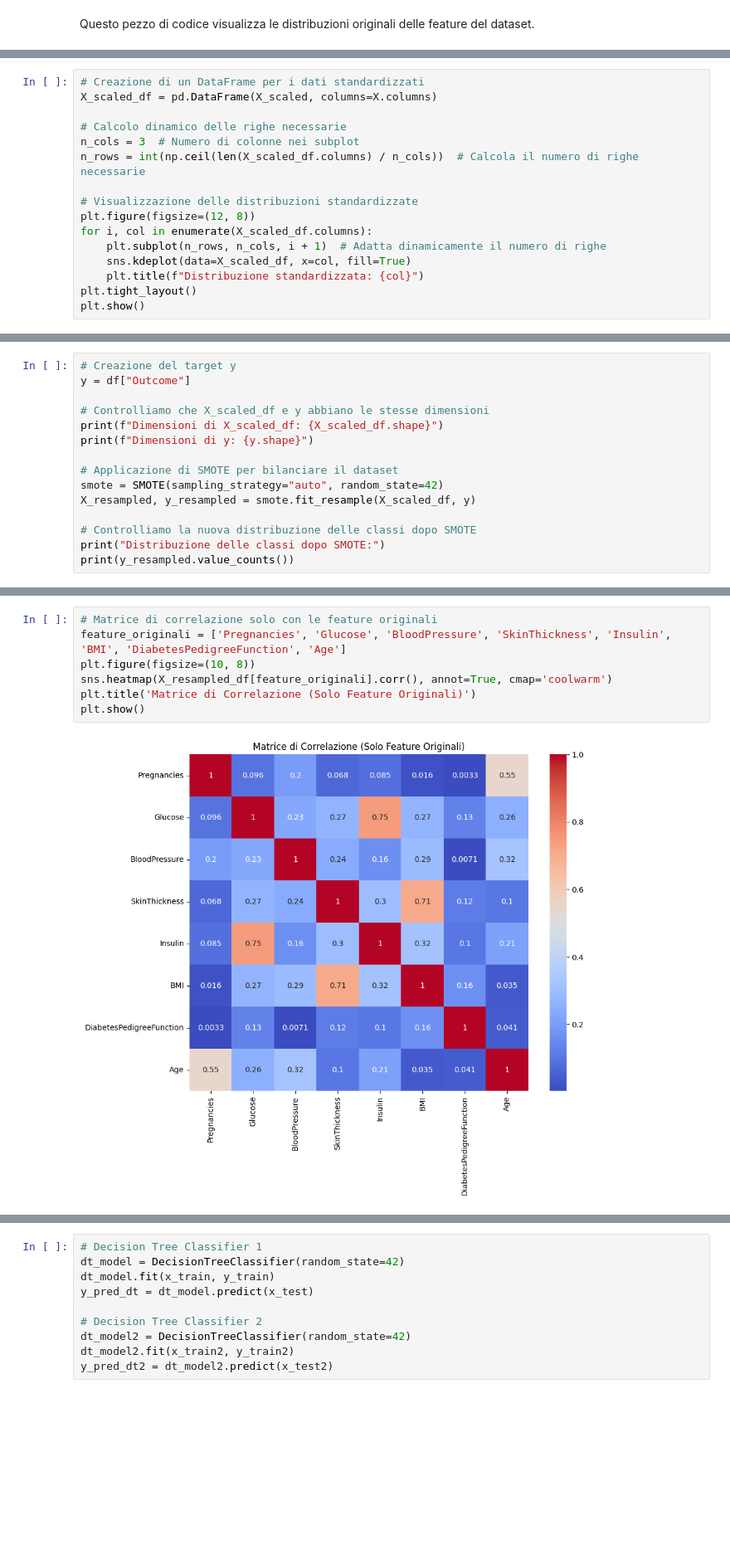
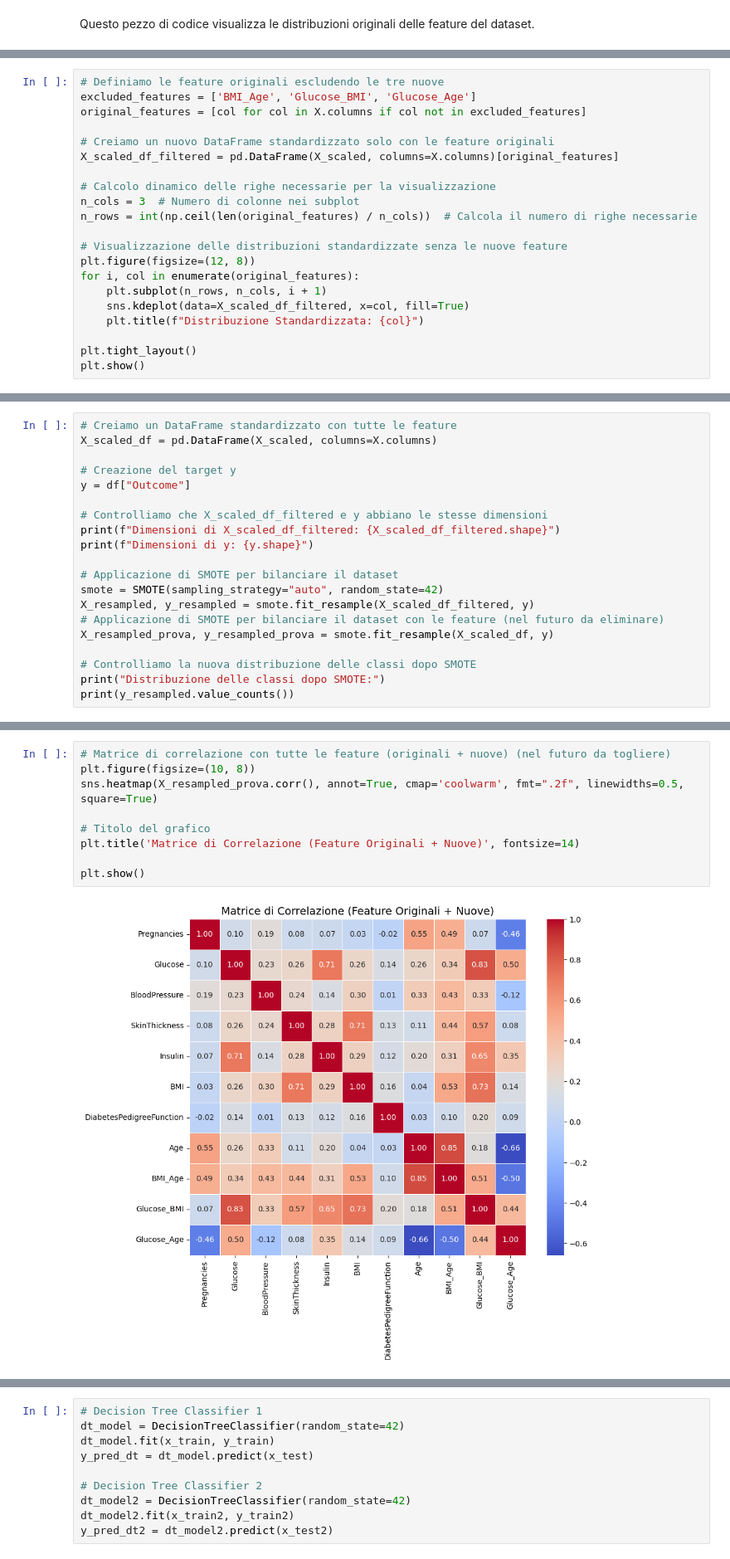
Before and after one commit to oleksandragolub/Progetto-Machine-Learning, a Jupyter notebook: progetto_machine_learning.ipynb, the cells around one changed output, grey strips where cells are left out. Shown at 83% size. Saved outputs shown, nothing was run; the diff lists cells and outputs as text; blank space fills up the shorter version.

```diff
--- a/progetto_machine_learning.ipynb
+++ b/progetto_machine_learning.ipynb
@@ -551,17 +592,22 @@ Dopo aver applicato la standardizzazione con StandardScaler, che centra i dati a
 # %%
-# Creazione di un DataFrame per i dati standardizzati
-X_scaled_df = pd.DataFrame(X_scaled, columns=X.columns)
+# Definiamo le feature originali escludendo le tre nuove
+excluded_features = ['BMI_Age', 'Glucose_BMI', 'Glucose_Age']
+original_features = [col for col in X.columns if col not in excluded_features]
 
-# Calcolo dinamico delle righe necessarie
+# Creiamo un nuovo DataFrame standardizzato solo con le feature originali
+X_scaled_df_filtered = pd.DataFrame(X_scaled, columns=X.columns)[original_features]
+
+# Calcolo dinamico delle righe necessarie per la visualizzazione
 n_cols = 3  # Numero di colonne nei subplot
-n_rows = int(np.ceil(len(X_scaled_df.columns) / n_cols))  # Calcola il numero di righe necessarie
+n_rows = int(np.ceil(len(original_features) / n_cols))  # Calcola il numero di righe necessarie
 
-# Visualizzazione delle distribuzioni standardizzate
+# Visualizzazione delle distribuzioni standardizzate senza le nuove feature
 plt.figure(figsize=(12, 8))
-for i, col in enumerate(X_scaled_df.columns):
-    plt.subplot(n_rows, n_cols, i + 1)  # Adatta dinamicamente il numero di righe
-    sns.kdeplot(data=X_scaled_df, x=col, fill=True)
-    plt.title(f"Distribuzione standardizzata: {col}")
+for i, col in enumerate(original_features):
+    plt.subplot(n_rows, n_cols, i + 1)
+    sns.kdeplot(data=X_scaled_df_filtered, x=col, fill=True)
+    plt.title(f"Distribuzione Standardizzata: {col}")
+
 plt.tight_layout()
 plt.show()
 # %% [output]
@@ -572,16 +620,21 @@ plt.show()
 - genera campioni sintetici per la classe minoritaria (in questo caso, Outcome=1, ovvero i pazienti diabetici) anziché duplicare semplicemente i dati esistenti.
 - questo approccio aiuta a evitare problemi di overfitting che possono verificarsi quando si duplicano i dati reali.
 # %%
+# Creiamo un DataFrame standardizzato con tutte le feature
+X_scaled_df = pd.DataFrame(X_scaled, columns=X.columns)
+
 # Creazione del target y
 y = df["Outcome"]
 
-# Controlliamo che X_scaled_df e y abbiano le stesse dimensioni
-print(f"Dimensioni di X_scaled_df: {X_scaled_df.shape}")
+# Controlliamo che X_scaled_df_filtered e y abbiano le stesse dimensioni
+print(f"Dimensioni di X_scaled_df_filtered: {X_scaled_df_filtered.shape}")
 print(f"Dimensioni di y: {y.shape}")
 
 # Applicazione di SMOTE per bilanciare il dataset
 smote = SMOTE(sampling_strategy="auto", random_state=42)
-X_resampled, y_resampled = smote.fit_resample(X_scaled_df, y)
+X_resampled, y_resampled = smote.fit_resample(X_scaled_df_filtered, y)
+# Applicazione di SMOTE per bilanciare il dataset con le feature (nel futuro da eliminare)
+X_resampled_prova, y_resampled_prova = smote.fit_resample(X_scaled_df, y)
 
 # Controlliamo la nuova distribuzione delle classi dopo SMOTE
 print("Distribuzione delle classi dopo SMOTE:")
@@ -635,9 +698,11 @@ plt.show()
 # %%
-# Matrice di correlazione solo con le feature originali
-feature_originali = ['Pregnancies', 'Glucose', 'BloodPressure', 'SkinThickness', 'Insulin', 'BMI', 'DiabetesPedigreeFunction', 'Age']
+# Matrice di correlazione con tutte le feature (originali + nuove) (nel futuro da togliere)
 plt.figure(figsize=(10, 8))
-sns.heatmap(X_resampled_df[feature_originali].corr(), annot=True, cmap='coolwarm')
-plt.title('Matrice di Correlazione (Solo Feature Originali)')
+sns.heatmap(X_resampled_prova.corr(), annot=True, cmap='coolwarm', fmt=".2f", linewidths=0.5, square=True)
+
+# Titolo del grafico
+plt.title('Matrice di Correlazione (Feature Originali + Nuove)', fontsize=14)
+
 plt.show()
 # %% [output]
-[figure, old version]
+[figure, new version]
```
Also changed, not shown: parts of 50 cells of this notebook.
